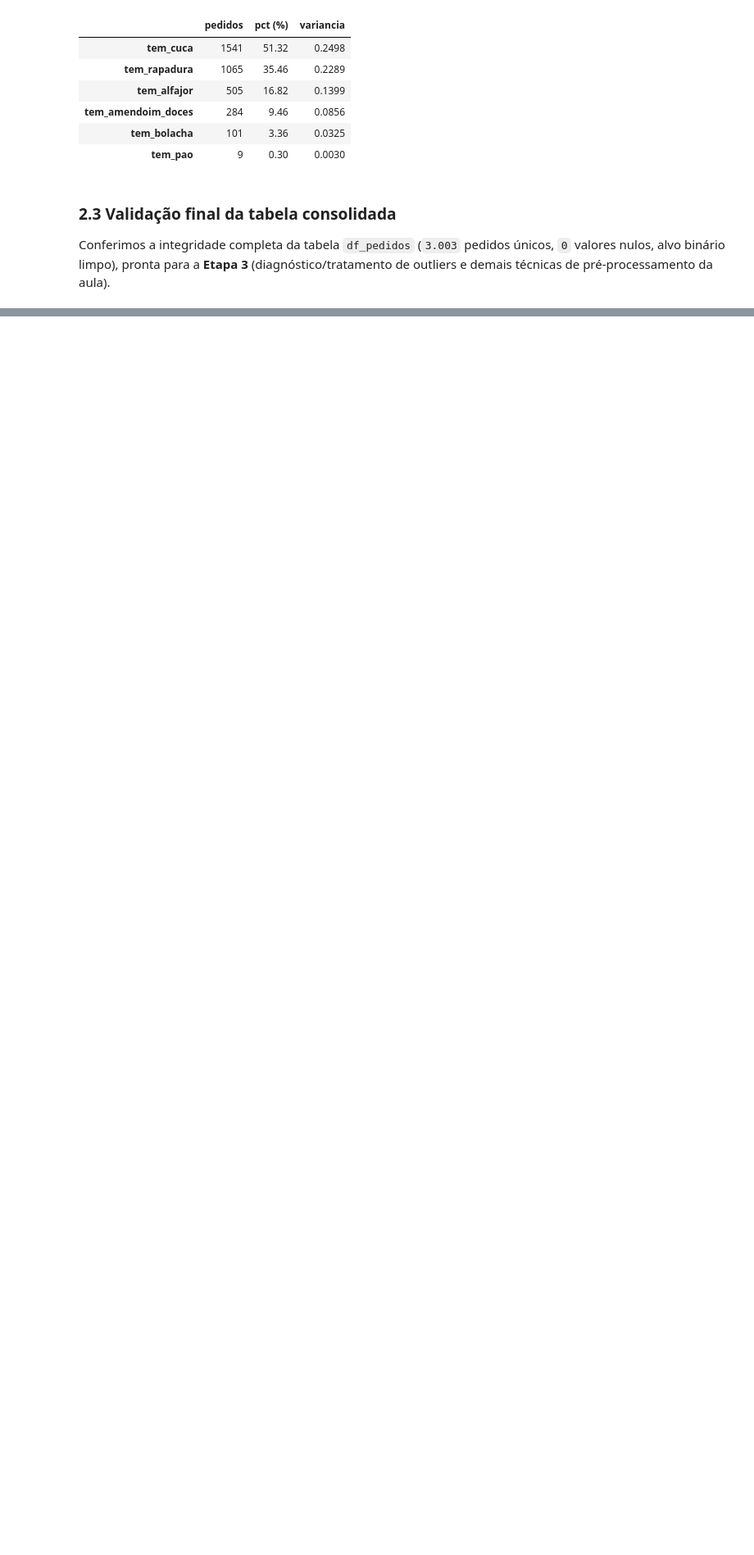
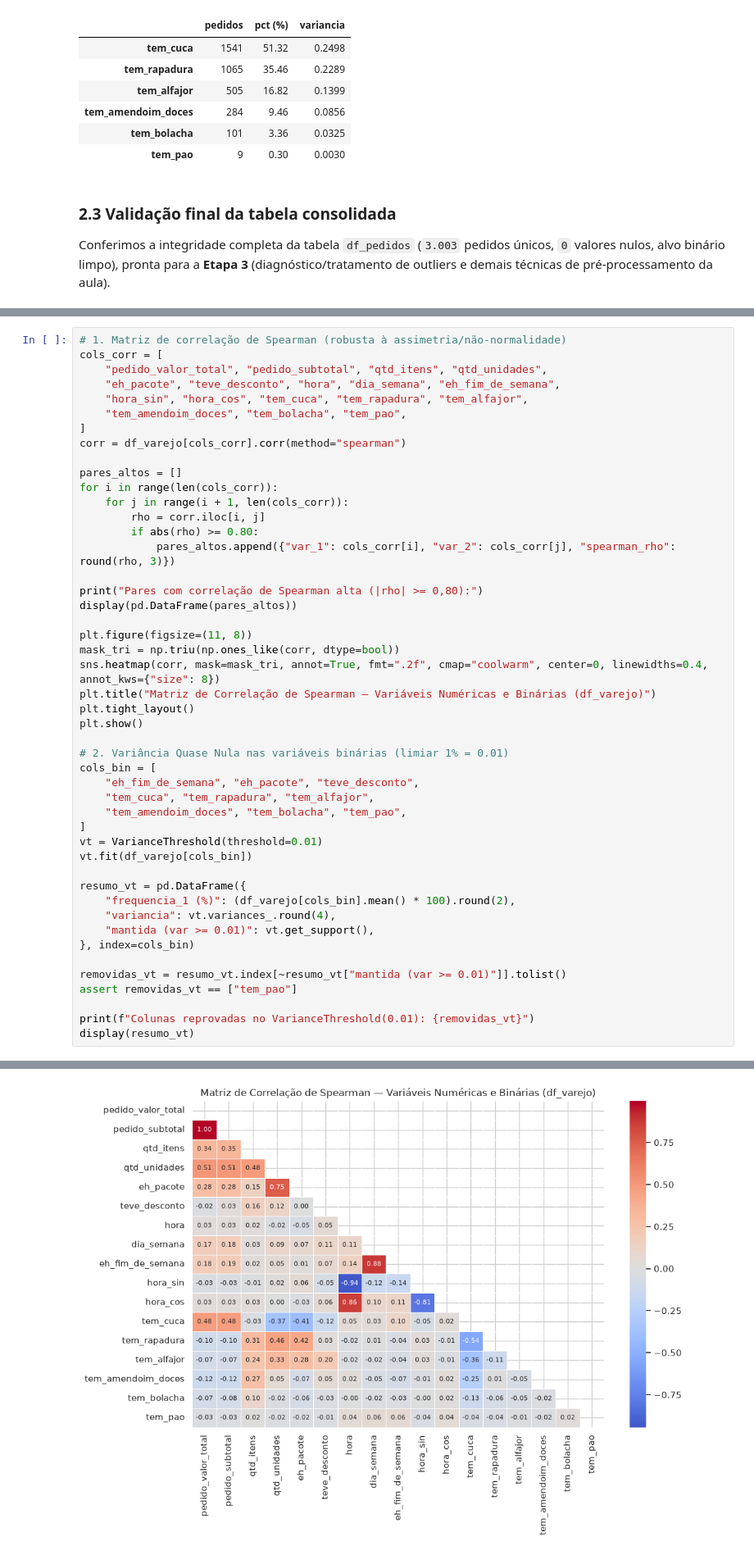
Before and after one commit to SIS-AMF/2026-2_trabalho_g2_cd, a Jupyter notebook: trabalho_g2.ipynb, the cells around one changed output, grey strips where cells are left out. Shown at 82% size. Cells and saved outputs as stored; diff of their text form; blank space fills up the shorter version.

```diff
--- a/trabalho_g2.ipynb
+++ b/trabalho_g2.ipynb
@@ -499,0 +776,48 @@ Distribuição do alvo (pagamento_digital: 0=Dinheiro, 1=Digital):
+# %%
+# 1. Matriz de correlação de Spearman (robusta à assimetria/não-normalidade)
+cols_corr = [
+    "pedido_valor_total", "pedido_subtotal", "qtd_itens", "qtd_unidades",
+    "eh_pacote", "teve_desconto", "hora", "dia_semana", "eh_fim_de_semana",
+    "hora_sin", "hora_cos", "tem_cuca", "tem_rapadura", "tem_alfajor",
+    "tem_amendoim_doces", "tem_bolacha", "tem_pao",
+]
+corr = df_varejo[cols_corr].corr(method="spearman")
+
+pares_altos = []
+for i in range(len(cols_corr)):
+    for j in range(i + 1, len(cols_corr)):
+        rho = corr.iloc[i, j]
+        if abs(rho) >= 0.80:
+            pares_altos.append({"var_1": cols_corr[i], "var_2": cols_corr[j], "spearman_rho": round(rho, 3)})
+
+print("Pares com correlação de Spearman alta (|rho| >= 0,80):")
+display(pd.DataFrame(pares_altos))
+
+plt.figure(figsize=(11, 8))
+mask_tri = np.triu(np.ones_like(corr, dtype=bool))
+sns.heatmap(corr, mask=mask_tri, annot=True, fmt=".2f", cmap="coolwarm", center=0, linewidths=0.4, annot_kws={"size": 8})
+plt.title("Matriz de Correlação de Spearman — Variáveis Numéricas e Binárias (df_varejo)")
+plt.tight_layout()
+plt.show()
+
+# 2. Variância Quase Nula nas variáveis binárias (limiar 1% = 0.01)
+cols_bin = [
+    "eh_fim_de_semana", "eh_pacote", "teve_desconto",
+    "tem_cuca", "tem_rapadura", "tem_alfajor",
+    "tem_amendoim_doces", "tem_bolacha", "tem_pao",
+]
+vt = VarianceThreshold(threshold=0.01)
+vt.fit(df_varejo[cols_bin])
+
+resumo_vt = pd.DataFrame({
+    "frequencia_1 (%)": (df_varejo[cols_bin].mean() * 100).round(2),
+    "variancia": vt.variances_.round(4),
+    "mantida (var >= 0.01)": vt.get_support(),
+}, index=cols_bin)
+
+removidas_vt = resumo_vt.index[~resumo_vt["mantida (var >= 0.01)"]].tolist()
+assert removidas_vt == ["tem_pao"]
+
+print(f"Colunas reprovadas no VarianceThreshold(0.01): {removidas_vt}")
+display(resumo_vt)
+# %% [output]
@@ -499,0 +831 @@ Distribuição do alvo (pagamento_digital: 0=Dinheiro, 1=Digital):
+[figure, added]
```
Also changed, not shown: parts of 10 cells of this notebook, 4 other files.
